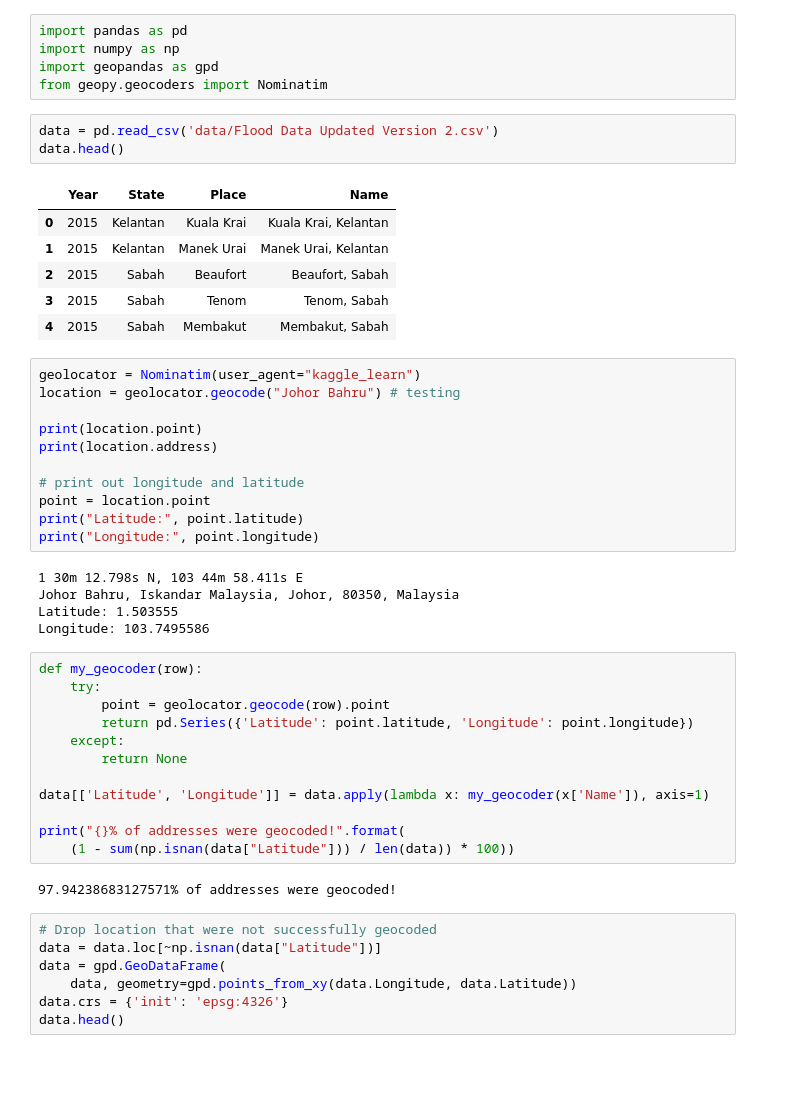
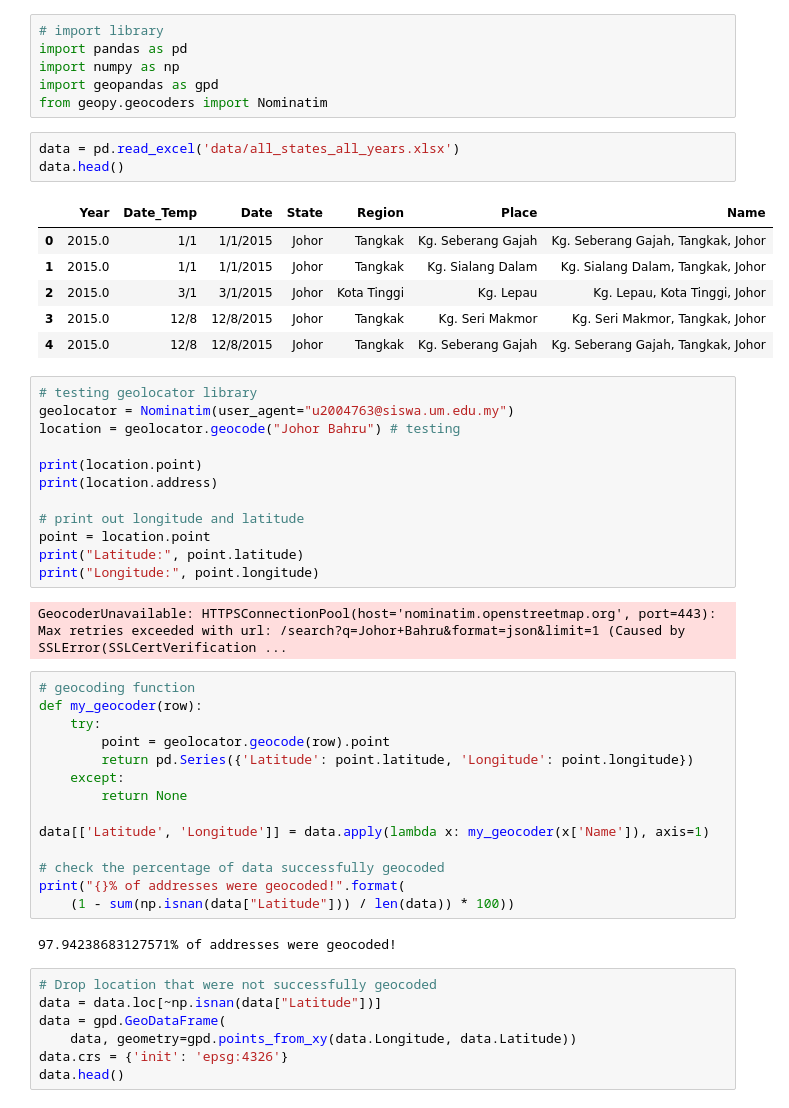
Before and after one commit to keanteng/streamlit_flood, a Jupyter notebook: geolocate.ipynb, the cells around one changed output. Drawn from its saved outputs; the diff is of its cells as text; blank space fills up the shorter version.

```diff
--- a/geolocate.ipynb
+++ b/geolocate.ipynb
@@ -1,20 +1,22 @@
 # %%
+# import library
 import pandas as pd
 import numpy as np
 import geopandas as gpd
 from geopy.geocoders import Nominatim
 # %%
-data = pd.read_csv('data/Flood Data Updated Version 2.csv')
+data = pd.read_excel('data/all_states_all_years.xlsx')
 data.head()
 # %% [output]
-|  | Year | State | Place | Name |
-| 0 | 2015 | Kelantan | Kuala Krai | Kuala Krai, Kelantan |
-| 1 | 2015 | Kelantan | Manek Urai | Manek Urai, Kelantan |
-| 2 | 2015 | Sabah | Beaufort | Beaufort, Sabah |
-| 3 | 2015 | Sabah | Tenom | Tenom, Sabah |
-| 4 | 2015 | Sabah | Membakut | Membakut, Sabah |
+|  | Year | Date_Temp | Date | State | Region | Place | Name |
+| 0 | 2015.0 | 1/1 | 1/1/2015 | Johor | Tangkak | Kg. Seberang Gajah | Kg. Seberang Gajah, Tangkak, Johor |
+| 1 | 2015.0 | 1/1 | 1/1/2015 | Johor | Tangkak | Kg. Sialang Dalam | Kg. Sialang Dalam, Tangkak, Johor |
+| 2 | 2015.0 | 3/1 | 3/1/2015 | Johor | Kota Tinggi | Kg. Lepau | Kg. Lepau, Kota Tinggi, Johor |
+| 3 | 2015.0 | 12/8 | 12/8/2015 | Johor | Tangkak | Kg. Seri Makmor | Kg. Seri Makmor, Tangkak, Johor |
+| 4 | 2015.0 | 12/8 | 12/8/2015 | Johor | Tangkak | Kg. Seberang Gajah | Kg. Seberang Gajah, Tangkak, Johor |
 # %%
-geolocator = Nominatim(user_agent="kaggle_learn")
+# testing geolocator library
+geolocator = Nominatim(user_agent="u2004763@siswa.um.edu.my")
 location = geolocator.geocode("Johor Bahru") # testing
 
 print(location.point)
@@ -25,11 +27,9 @@ point = location.point
 print("Latitude:", point.latitude)
 print("Longitude:", point.longitude)
 # %% [output]
-1 30m 12.798s N, 103 44m 58.411s E
-Johor Bahru, Iskandar Malaysia, Johor, 80350, Malaysia
-Latitude: 1.503555
-Longitude: 103.7495586
+GeocoderUnavailable: HTTPSConnectionPool(host='nominatim.openstreetmap.org', port=443): Max retries exceeded with url: /search?q=Johor+Bahru&format=json&limit=1 (Caused by SSLError(SSLCertVerification ...
 # %%
+# geocoding function
 def my_geocoder(row):
     try:
         point = geolocator.geocode(row).point
@@ -39,6 +39,7 @@ def my_geocoder(row):
 
 data[['Latitude', 'Longitude']] = data.apply(lambda x: my_geocoder(x['Name']), axis=1)
 
+# check the percentage of data successfully geocoded
 print("{}% of addresses were geocoded!".format(
     (1 - sum(np.isnan(data["Latitude"])) / len(data)) * 100))
 # %% [output]
```
Also changed, not shown: 2 other files.
